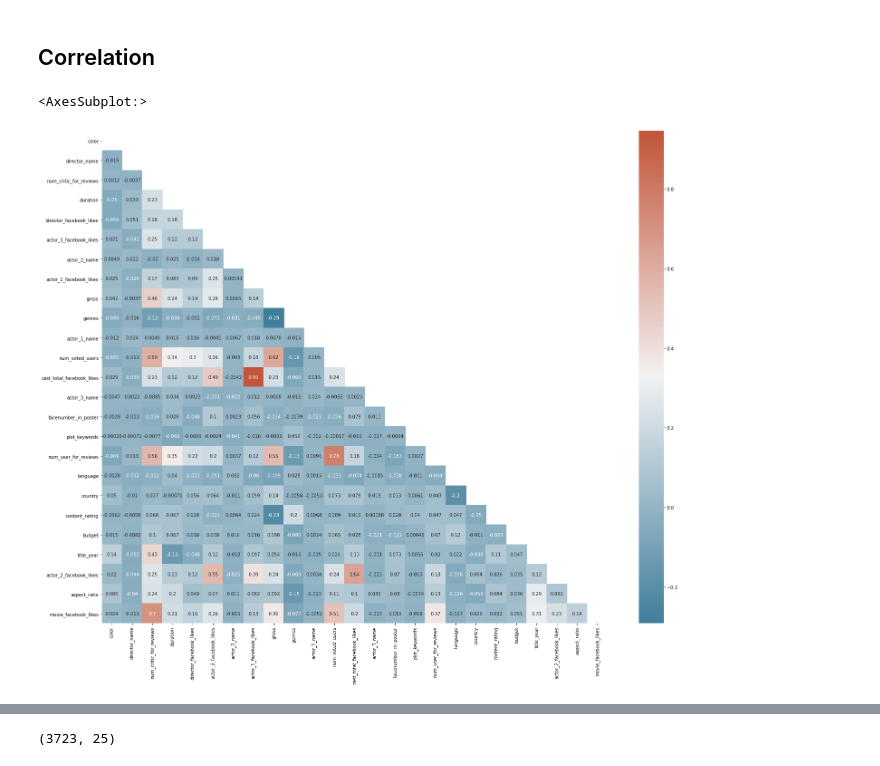
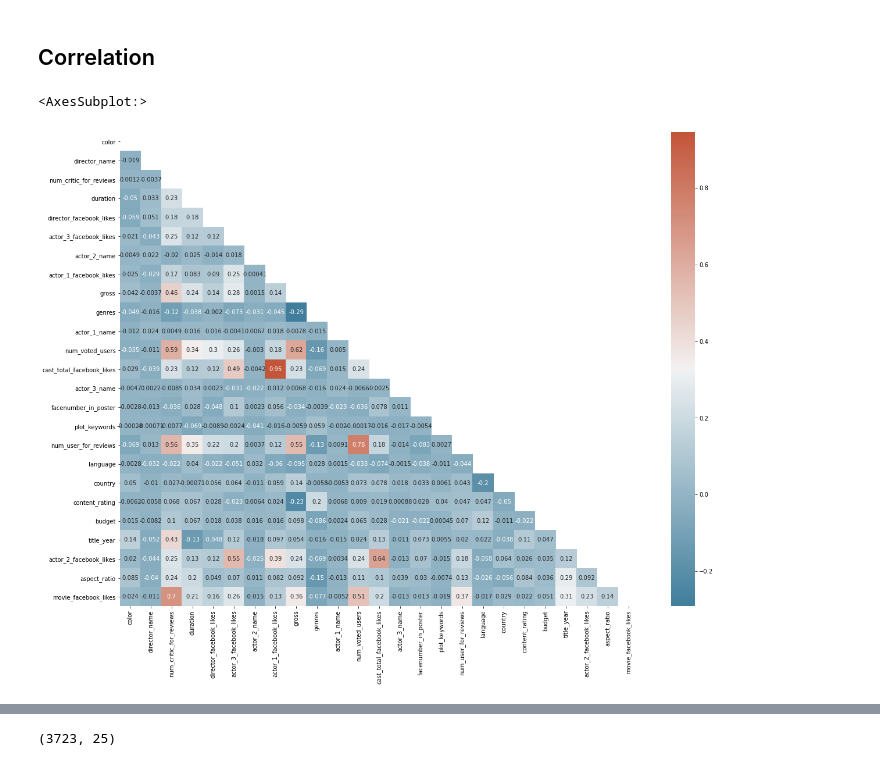
Before and after one commit to layachisara/Movie-Success-Prediction, a Jupyter notebook: main.ipynb, the cells around one changed output, grey strips where cells are left out. Cells and saved outputs as stored; diff of their text form; code cells hidden in the pictures.

```diff
--- a/main.ipynb
+++ b/main.ipynb
@@ -288,3 +288,20 @@ data.describe(include='object')
 data.drop(columns = ['movie_title','movie_imdb_link'],inplace=True)
 # %% [markdown]
 ## Label Encoding
+# %%
+# ONE HOT ENCODING
+'''def onehot(data, variable, prefix):
+    oneh = pd.get_dummies(data[variable], prefix=prefix)
+    data = data[[x for x in data.columns if x != variable]]
+    data = data.join(oneh)
+    return data
+
+# categorical columns
+cat_list=['color', 'director_name', 'actor_2_name',
+          'genres', 'actor_1_name','actor_3_name',
+          'plot_keywords','language', 'country',
+          'content_rating','title_year', 'aspect_ratio']
+
+for i in range(len(cat_list)) :
+    data = onehot(data, cat_list[i], cat_list[i])
+'''
@@ -329,17 +373,17 @@ data.head()
 # %%
 # multicollineariaty detection
 
 correlation = data.corr()
 
 # plotting a diagonal correlation matrix
 
 mask = np.triu(np.ones_like(correlation, dtype=bool)) # Generate a mask for the upper triangle
-f, ax = plt.subplots(figsize=(25, 20)) # Set up the matplotlib figure
+f, ax = plt.subplots(figsize=(20, 15)) # Set up the matplotlib figure
 cmap = sns.diverging_palette(230, 20, as_cmap=True) # Generate a custom diverging colormap
 sns.heatmap(correlation, mask=mask, cmap=cmap, annot=True)# Draw the heatmap with the mask and correct aspect ratio
 # %% [output]
 <AxesSubplot:>
-[figure, old version]
+[figure, new version]
 # %%
 #removing variables with high colinearity
 
```
Also changed, not shown: parts of 29 cells of this notebook, 7 other files.
